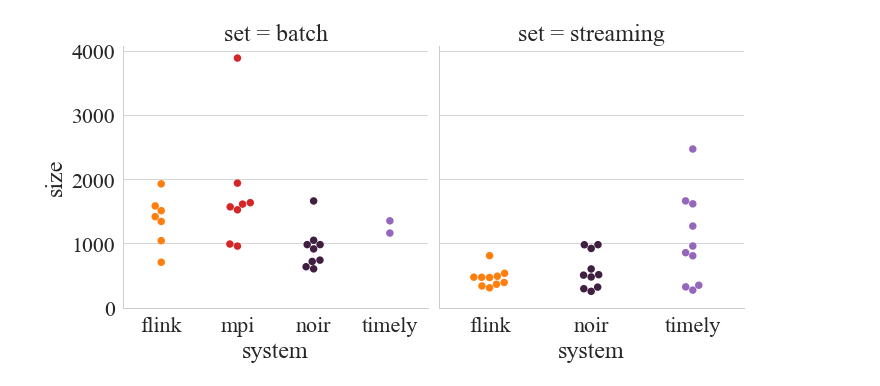
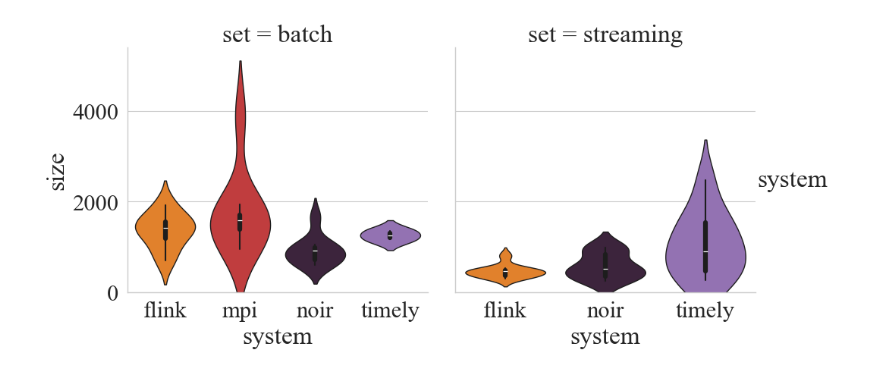
Before and after one commit to imDema/noir-paper-main, a Jupyter notebook: tools/viz-loc/plot-loc.ipynb, the cells around one changed output. Saved outputs shown, nothing was run; the diff lists cells and outputs as text; code cells hidden in the pictures.

```diff
--- a/tools/viz-loc/plot-loc.ipynb
+++ b/tools/viz-loc/plot-loc.ipynb
@@ -55,9 +87,9 @@ plt.savefig("plots/loc-gz-bar.pdf", bbox_inches="tight")
 # %%
-sns.catplot(data=df, x="system", y="size", hue="system", kind="swarm", col="set", size=7.5, palette=palette, sharex=False)
+sns.catplot(data=df, x="system", y="size", hue="system", kind="violin", col="set", palette=palette, sharex=False)
 plt.ylim((0, None))
 plt.savefig("plots/loc-gz-swarm.pdf")
 # %% [output]
-[figure, old version]
+[figure, new version]
 # %%
 sns.displot(data=df, x="size", hue="system", kind="ecdf", col="set", palette=palette, linewidth=3)
 plt.ylim((0, None))
```
Also changed, not shown: parts of 4 cells of this notebook, 13 other files.
